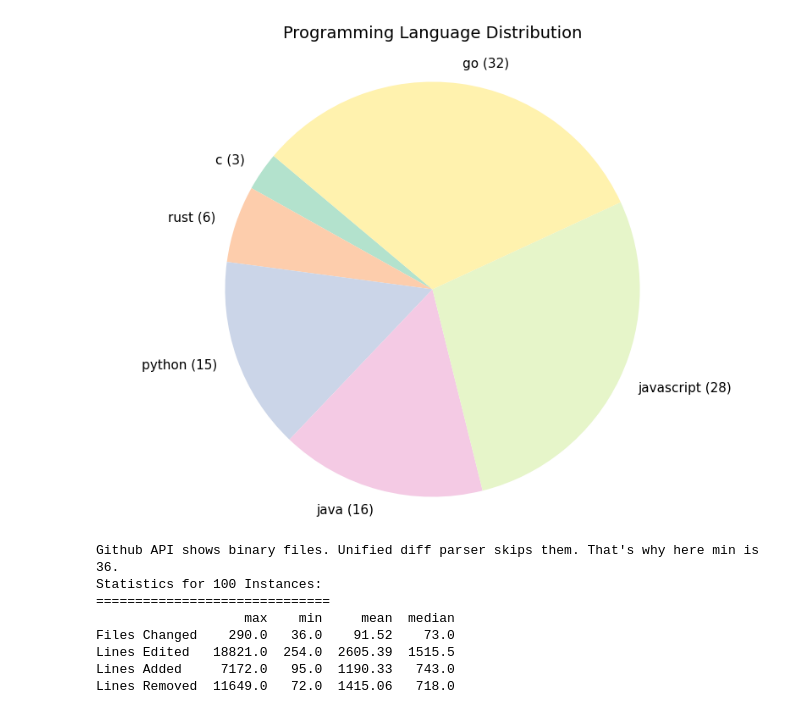
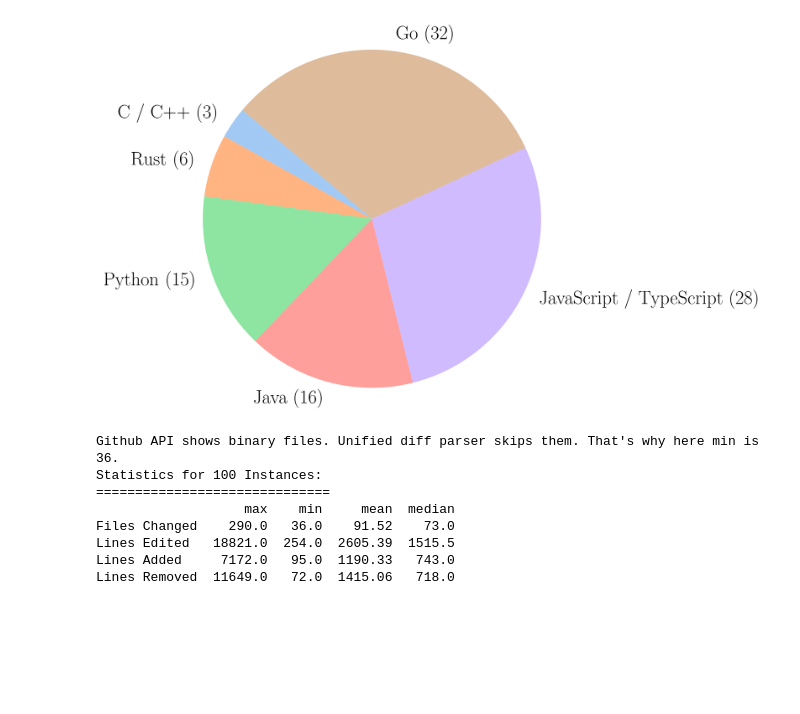
Before and after one commit to logic-star-ai/codetaste, a Jupyter notebook: notebooks/plots.ipynb, the cells around one changed output. Saved outputs shown, nothing was run; the diff lists cells and outputs as text; code cells hidden in the pictures; blank space fills up the shorter version.

```diff
--- a/notebooks/plots.ipynb
+++ b/notebooks/plots.ipynb
@@ -13,35 +96,86 @@ instances = load_instances_from_csv("../instances.csv")
 # %%
+from collections import Counter
+import matplotlib.pyplot as plt
+from pathlib import Path
+import matplotlib as mpl
+
+# 1. Import or include the styling function from your plotting file
+# (Assuming this script is in the same directory as plotting.py)
 
 
+# Apply the global configuration
+def _apply_science_style():
+    mpl.rcParams.update({
+        "text.usetex": True,
+        "font.family": "serif",
+        "font.serif": ["Computer Modern Roman"],
+        "font.size": 19,
+        "axes.titlesize": 19,
+        "axes.labelsize": 17,
+        "legend.fontsize": 12,
+        "xtick.labelsize": 17,
+        "ytick.labelsize": 17,
+        "xtick.major.pad": 8,
+        # Figure geometry
+        "figure.figsize": (3.25, 2.2),
+        "figure.dpi": 300,
+        # Aesthetics
+        "axes.linewidth": 0.8,
+        "axes.spines.top": False,
+        "axes.spines.right": False,
+        "axes.grid": True,
+        "grid.alpha": 0.15,
+        "grid.linestyle": "--",
+    })
+
+_apply_science_style()
 
 lang_counts = Counter([inst.language for inst in instances])
+
 # 3. Sort data by count for a cleaner look
 sorted_langs = sorted(lang_counts.items(), key=lambda item: item[1])
 labels_raw, values = zip(*sorted_langs)
 
-# 4. Format labels (e.g., "go (3)")
-labels = [f"{lang} ({count})" for lang, count in zip(labels_raw, values)]
+map_lang = {
+    "python": "Python",
+    "java": "Java",
+    "javascript": "JavaScript / TypeScript",
+    "c": "C / C++",
+    "go": "Go",
+    "rust": "Rust",
+}
+
+# 4. Format labels
+labels = [f"{map_lang.get(lang, lang)} ({count})" for lang, count in zip(labels_raw, values)]
 
 # 5. Plotting
-plt.figure(figsize=(10, 7))
+# Note: The science style sets a small default figsize (3.25, 2.2).
+# We override it here to handle a pie chart better.
+fig, ax = plt.subplots(figsize=(8, 6))
 
-# Using a varied color palette
-colors = plt.cm.Pastel2(range(len(labels)))
+# Using a varied color palette consistent with the plotting file's aesthetic
+import seaborn as sns
+colors = sns.color_palette("pastel", len(labels))
 
-plt.pie(
+ax.pie(
     values,
     labels=labels,
     colors=colors,
     startangle=140,
-    textprops={'fontsize': 11}
+    # textprops size will be influenced by the global rcParams
 )
 
-plt.title("Programming Language Distribution", fontsize=14, pad=20)
-plt.axis('equal')
+# Use LaTeX-style title as defined in the style file
+# ax.set_title(r"\textbf{Programming Language Distribution}", pad=20)
+ax.axis('equal')
+
+# 6. Save as PDF
+output_path = Path("language_distribution.pdf")
+fig.savefig(output_path, format="pdf", bbox_inches="tight", dpi=300)
 
 plt.show()
 # %% [output]
-[figure, old version]
+[figure, new version]
 # %%
 import pandas as pd
 from unidiff import PatchSet
```
Also changed, not shown: parts of 3 cells of this notebook, 6 other files.
